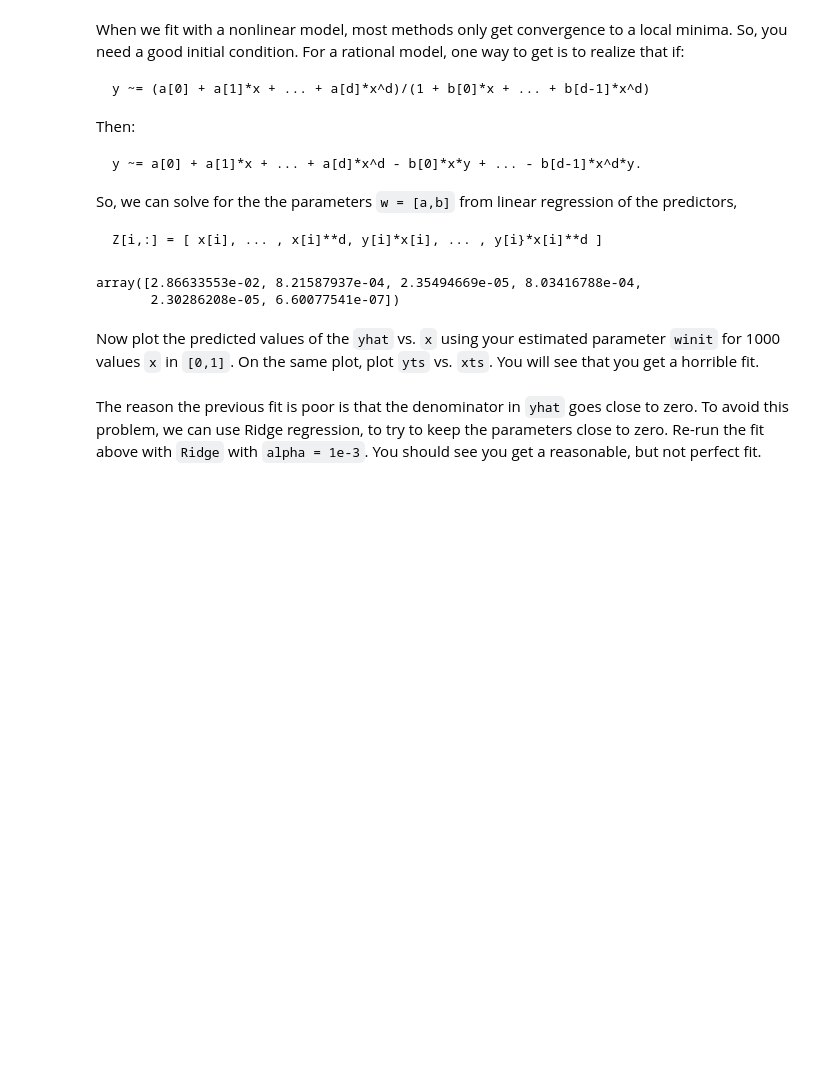
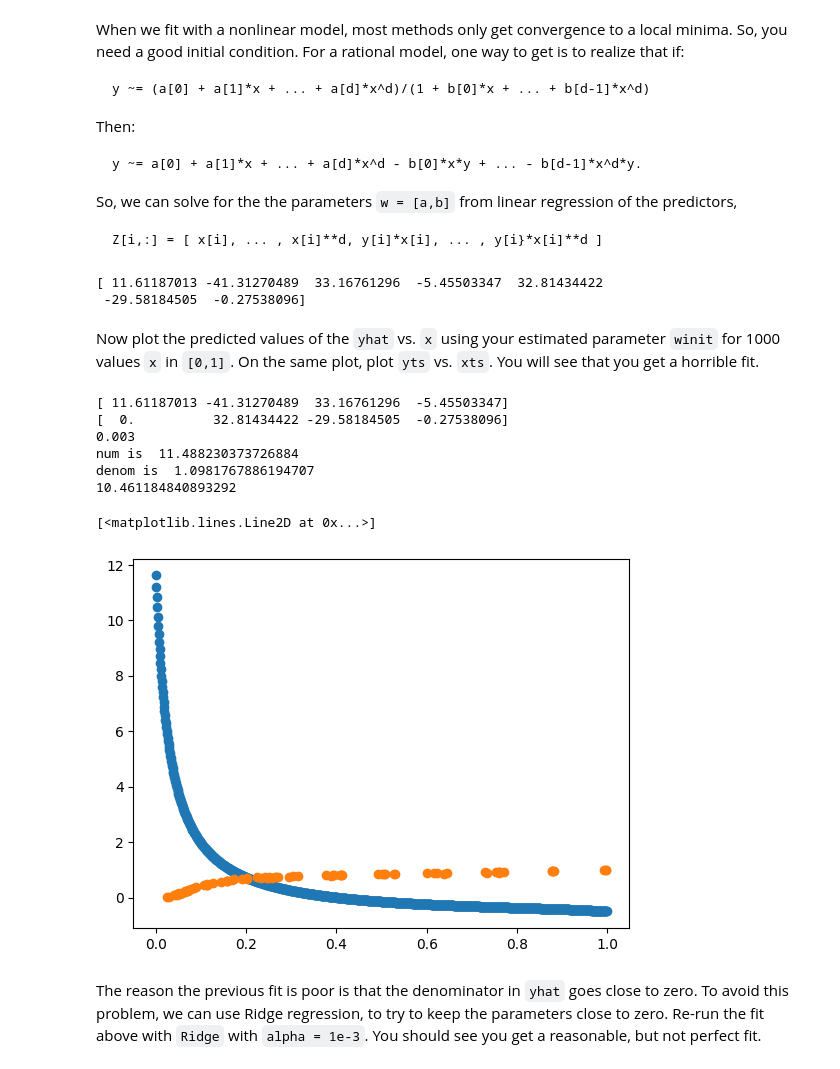
Before and after one commit to Al-Jazzazi/introml, a Jupyter notebook: unit07_optim/lab_nlls_partial.ipynb, the cells around one changed output. Saved outputs shown, nothing was run; the diff lists cells and outputs as text; code cells hidden in the pictures; blank space fills up the shorter version.

Commit message:
lab_nlls_update to predict function

```diff
--- a/unit07_optim/lab_nlls_partial.ipynb
+++ b/unit07_optim/lab_nlls_partial.ipynb
@@ -48,8 +48,8 @@ df.head()
 Extract the `x0` and `y0` into arrays.  Rescale, `x0` and `y0` to values between `0` and `1` by dividing `x0` and `y0` by the maximum value.  Store the scaled values in vectors `x` and `y`.  The rescaling will help with the conditioning of the fitting.  Plot, `y` vs. `x`.
 # %%
 # TODO
-x0 = df["x0"]
-y0 = df["y0"]
+x0 = np.array(df["x0"])
+y0 = np.array(df["y0"])
 x = x0/np.max(x0)
 y = y0/np.max(y0)
 plt.plot(x,y, 'o')
@@ -116,22 +122,24 @@ d = 3
 # TODO.  Create the transformed feature matrix
 y = np.array(y)
 
-powers = np.arange(1,d+1)
+powers = np.arange(1, d + 1)
 x_powers = np.array([x**p for p in powers]).T
 y_powers = y[:, np.newaxis] * x_powers
 Z = np.column_stack((x_powers, y_powers))
 
-Z[0]
+Ztr, Zts = train_test_split(Z, test_size=0.33, random_state=42)
 
 # TODO.  Fit with parameters with linear regression
 regr = LinearRegression()
-# regr.fit(...)
+regr.fit(Ztr, ytr)
+yhat = regr.predict(Zts)
 
 # TODO
 # Extract the parameters from regr.coef_ and regr.intercept_ and store the parameter vector in winit
-# winit = ...
+winit = np.append(regr.coef_, [regr.intercept_ ])
+print(winit)
 # %% [output]
-array([2.86633553e-02, 8.21587937e-04, 2.35494669e-05, 8.03416788e-04,
-       2.30286208e-05, 6.60077541e-07])
+[ 11.61187013 -41.31270489  33.16761296  -5.45503347  32.81434422
+ -29.58184505  -0.27538096]
 # %% [markdown]
 Now plot the predicted values of the `yhat` vs. `x` using your estimated parameter `winit` for 1000 values `x` in `[0,1]`.  On the same plot, plot `yts` vs. `xts`.  You will see that you get a horrible fit.
@@ -143,3 +146,22 @@ Now plot the predicted values of the `yhat` vs. `x` using your estimated paramet
+# %%
+# TODO
+xp = np.arange(0,1, 1/1000)
+
+
+yhat = predict(winit,xp)
+print(yhat[3])
+
+plt.plot(xp, yhat, 'o')
+plt.plot(xts, yts, 'o')
+# %% [output]
+[ 11.61187013 -41.31270489  33.16761296  -5.45503347]
+[  0.          32.81434422 -29.58184505  -0.27538096]
+0.003
+num is  11.488230373726884
+denom is  1.0981767886194707
+10.461184840893292
+[<matplotlib.lines.Line2D at 0x...>]
+[figure, added]
 # %% [markdown]
 The reason the previous fit is poor is that the denominator in `yhat` goes close to zero.   To avoid this problem, we can use Ridge regression, to try to keep the parameters close to zero.  Re-run the fit above with `Ridge` with `alpha = 1e-3`. You should see you get a reasonable, but not perfect fit.
 # %%
```
Also changed, not shown: parts of 5 cells of this notebook.
